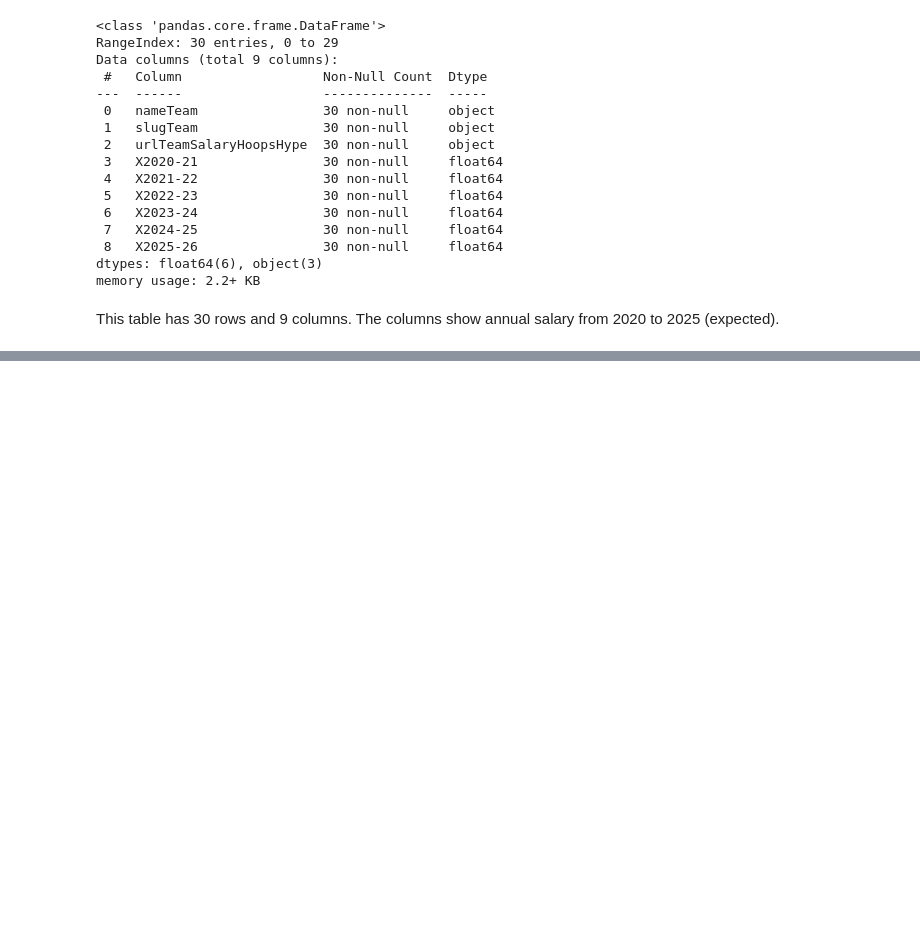
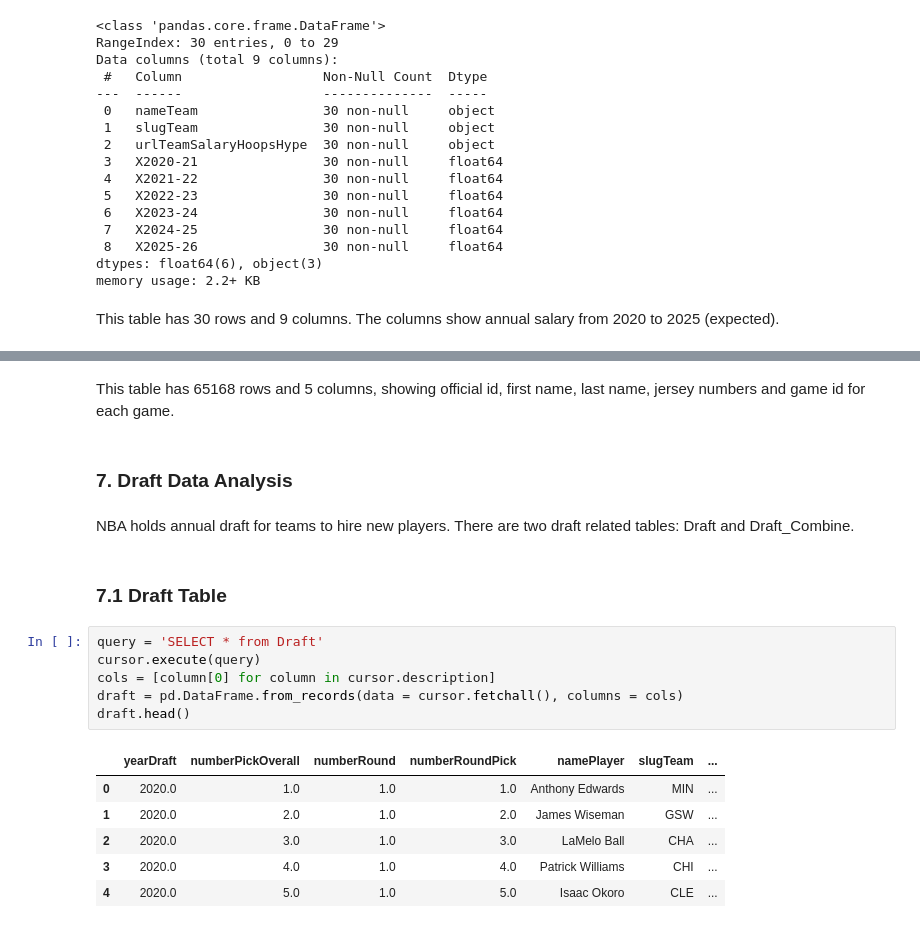
Before and after one commit to VIcKII-Z/Database-final-proj_on-NBA-datasets, a Jupyter notebook: Final Project.ipynb, the cells around one changed output, grey strips where cells are left out. Drawn from its saved outputs; the diff is of its cells as text; blank space fills up the shorter version.

```diff
--- a/Final Project.ipynb
+++ b/Final Project.ipynb
@@ -732,0 +799,21 @@ This table has 65168 rows and 5 columns, showing official id, first name, last n
+# %% [markdown]
+This table has 65168 rows and 5 columns, showing official id, first name, last name, jersey numbers and game id for each game.
+# %% [markdown]
+### 7. Draft Data Analysis
+# %% [markdown]
+NBA holds annual draft for teams to hire new players. There are two draft related tables: Draft and Draft_Combine.
+# %% [markdown]
+### 7.1 Draft Table
+# %%
+query = 'SELECT * from Draft'
+cursor.execute(query)
+cols = [column[0] for column in cursor.description]
+draft = pd.DataFrame.from_records(data = cursor.fetchall(), columns = cols)
+draft.head()
+# %% [output]
+|  | yearDraft | numberPickOverall | numberRound | numberRoundPick | namePlayer | slugTeam | ... |
+| 0 | 2020.0 | 1.0 | 1.0 | 1.0 | Anthony Edwards | MIN | ... |
+| 1 | 2020.0 | 2.0 | 1.0 | 2.0 | James Wiseman | GSW | ... |
+| 2 | 2020.0 | 3.0 | 1.0 | 3.0 | LaMelo Ball | CHA | ... |
+| 3 | 2020.0 | 4.0 | 1.0 | 4.0 | Patrick Williams | CHI | ... |
+| 4 | 2020.0 | 5.0 | 1.0 | 5.0 | Isaac Okoro | CLE | ... |
```
Also changed, not shown: parts of 52 cells of this notebook.
